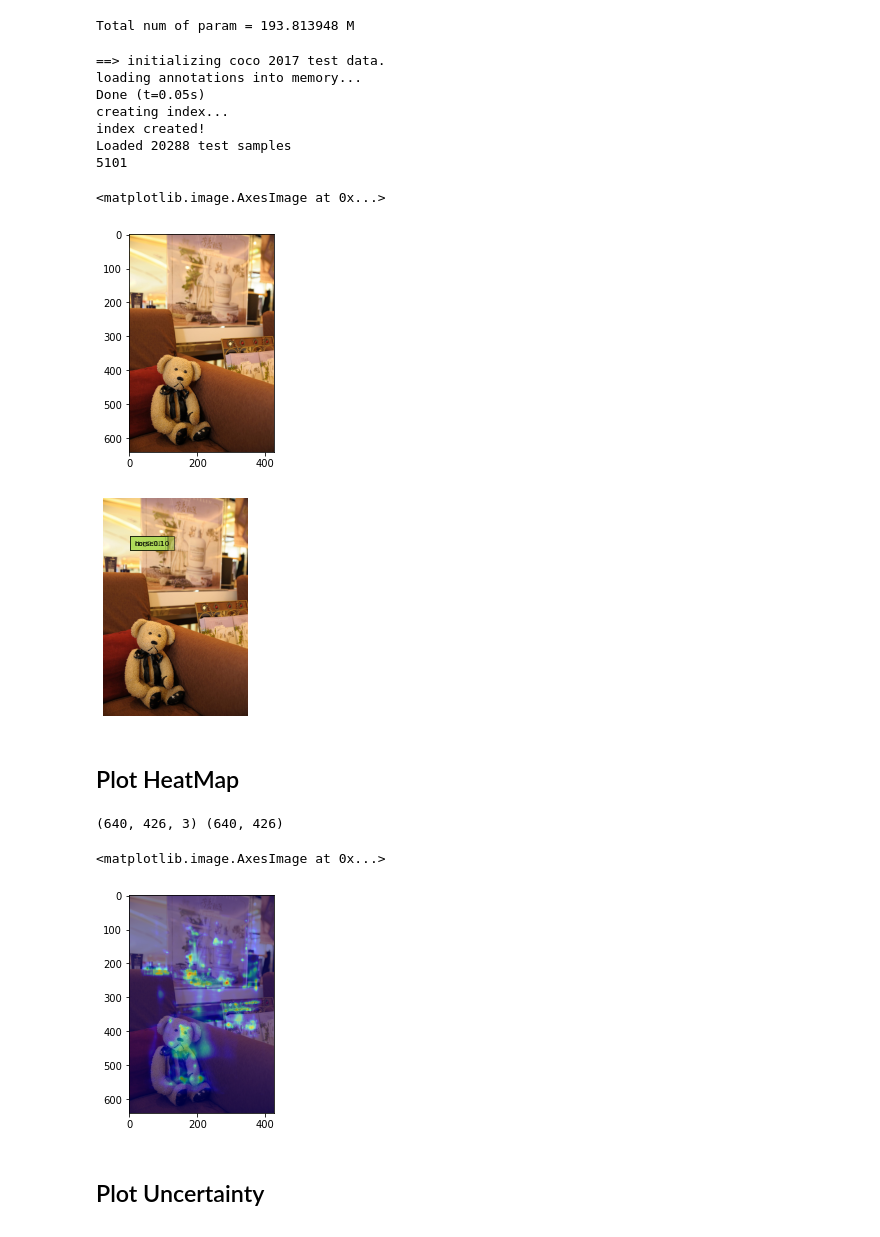
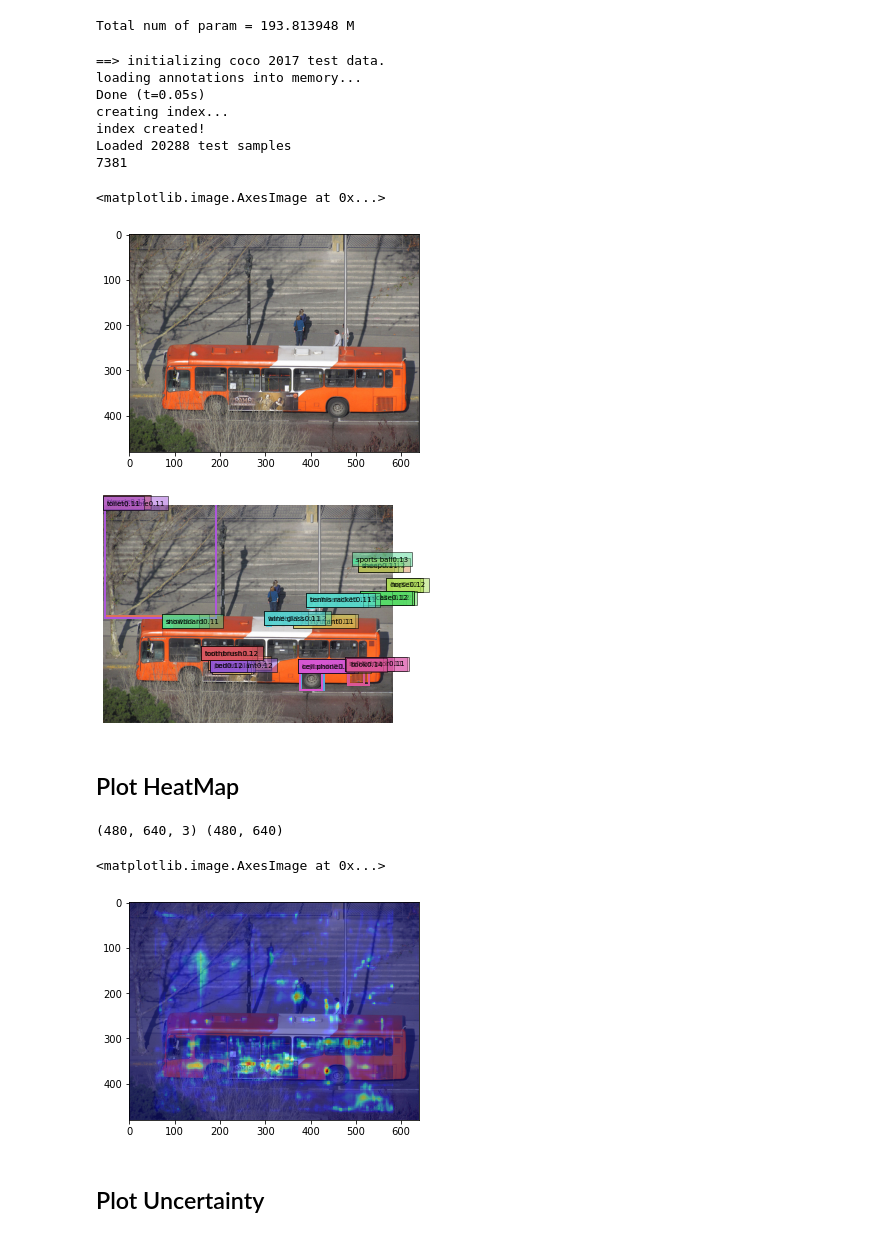
Before and after one commit to jeongeun980906/Centernet-MDN, a Jupyter notebook: test_MDN.ipynb, the cells around one changed output. Drawn from its saved outputs; the diff is of its cells as text; code cells hidden in the pictures.

```diff
--- a/test_MDN.ipynb
+++ b/test_MDN.ipynb
@@ -22,14 +22,14 @@ COCO_COLORS = sns.color_palette('hls', len(COCO_NAMES))
 ## Test MDN
 # %%
 model = get_mixture_hourglass['large_hourglass'].to(device)
-path = './ckpt/mdn/{}.pt'.format(1)
+path = './ckpt/mdn/{}/{}.pt'.format(1,0)
 state_dict=torch.load(path)
 model.load_state_dict(state_dict)
 count_parameters(model)
 # %% [output]
 Total num of param = 193.813948 M
 # %%
-dataset = COCO_eval(root='./cocodataset',split='test')
+dataset = COCO_eval(root='/data/opensets/coco',split='test')
 
 rnd_idx = random.choice([i for i in range(dataset.__len__())])
 demo_data = dataset.__getitem__(rnd_idx)
@@ -45,12 +45,12 @@ Done (t=0.05s)
 creating index...
 index created!
 Loaded 20288 test samples
-5101
+7381
 # %%
 plt.imshow(demo_image)
 # %% [output]
 <matplotlib.image.AxesImage at 0x...>
-[figure, old version]
+[figure, new version]
 # %%
 inputs = demo_data[1][1]['image']
 inputs = torch.FloatTensor(inputs)
@@ -92,23 +92,23 @@ if len(scores) > 100:
 # %%
 fig = plt.figure(0)
 colors = COCO_COLORS
 names = COCO_NAMES
 plt.imshow(demo_image)
 for lab in bbox_and_scores:
     for boxes in bbox_and_scores[lab]:
         x1, y1, x2, y2, score = boxes
-    if score > 0.1:
+    if score > 0.07:
         plt.gca().add_patch(Rectangle((x1, y1), x2 - x1, y2 - y1,
                                     linewidth=2, edgecolor=colors[lab], facecolor='none'))
         plt.text(x1 + 3, y1 + 3, names[lab] + '%.2f' % score,
                 bbox=dict(facecolor=colors[lab], alpha=0.5), fontsize=7, color='k')
 
 fig.patch.set_visible(False)
 plt.axis('off')
 plt.savefig('demo_results.png', dpi=300, transparent=True)
 plt.show()
 # %% [output]
-[figure, old version]
+[figure, new version]
 # %% [markdown]
 ## Plot HeatMap
 # %%
@@ -123,9 +123,9 @@ print(demo_image.shape,heatmap.shape)
 plt.imshow(demo_image)
 plt.imshow(heatmap,alpha=0.5,cmap='jet')
 # %% [output]
-(640, 426, 3) (640, 426)
+(480, 640, 3) (480, 640)
 <matplotlib.image.AxesImage at 0x...>
-[figure, old version]
+[figure, new version]
 # %% [markdown]
 ## Plot Uncertainty
 # %%
```
Also changed, not shown: parts of 2 cells of this notebook, 7 other files.
